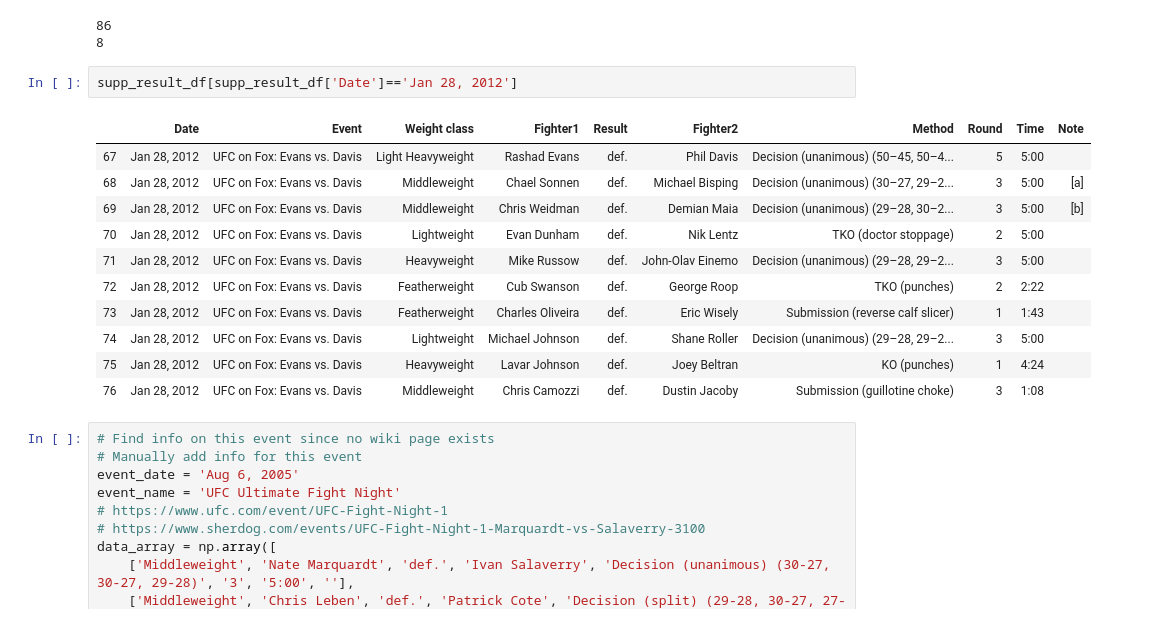
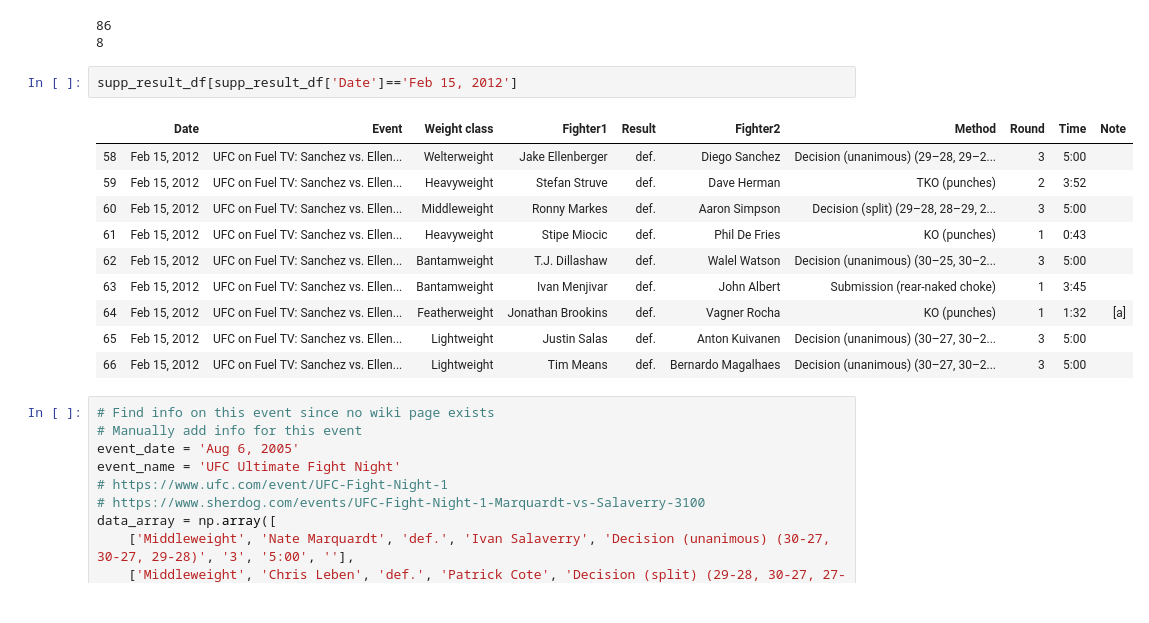
Before and after one commit to cinhui/ufc-events-stats, a Jupyter notebook: scrape_ufc_events_data.ipynb, the cells around one changed output. Drawn from its saved outputs; the diff is of its cells as text.

```diff
--- a/scrape_ufc_events_data.ipynb
+++ b/scrape_ufc_events_data.ipynb
@@ -166,19 +166,18 @@ print(len(supp_result_df['Event'].unique()))
 86
 8
 # %%
-supp_result_df[supp_result_df['Date']=='Jan 28, 2012']
+supp_result_df[supp_result_df['Date']=='Feb 15, 2012']
 # %% [output]
 |  | Date | Event | Weight class | Fighter1 | Result | Fighter2 | Method | Round | Time | Note |
-| 67 | Jan 28, 2012 | UFC on Fox: Evans vs. Davis | Light Heavyweight | Rashad Evans | def. | Phil Davis | Decision (unanimous) (50–45, 50–4... | 5 | 5:00 |  |
-| 68 | Jan 28, 2012 | UFC on Fox: Evans vs. Davis | Middleweight | Chael Sonnen | def. | Michael Bisping | Decision (unanimous) (30–27, 29–2... | 3 | 5:00 | [a] |
-| 69 | Jan 28, 2012 | UFC on Fox: Evans vs. Davis | Middleweight | Chris Weidman | def. | Demian Maia | Decision (unanimous) (29–28, 30–2... | 3 | 5:00 | [b] |
-| 70 | Jan 28, 2012 | UFC on Fox: Evans vs. Davis | Lightweight | Evan Dunham | def. | Nik Lentz | TKO (doctor stoppage) | 2 | 5:00 |  |
-| 71 | Jan 28, 2012 | UFC on Fox: Evans vs. Davis | Heavyweight | Mike Russow | def. | John-Olav Einemo | Decision (unanimous) (29–28, 29–2... | 3 | 5:00 |  |
-| 72 | Jan 28, 2012 | UFC on Fox: Evans vs. Davis | Featherweight | Cub Swanson | def. | George Roop | TKO (punches) | 2 | 2:22 |  |
-| 73 | Jan 28, 2012 | UFC on Fox: Evans vs. Davis | Featherweight | Charles Oliveira | def. | Eric Wisely | Submission (reverse calf slicer) | 1 | 1:43 |  |
-| 74 | Jan 28, 2012 | UFC on Fox: Evans vs. Davis | Lightweight | Michael Johnson | def. | Shane Roller | Decision (unanimous) (29–28, 29–2... | 3 | 5:00 |  |
-| 75 | Jan 28, 2012 | UFC on Fox: Evans vs. Davis | Heavyweight | Lavar Johnson | def. | Joey Beltran | KO (punches) | 1 | 4:24 |  |
-| 76 | Jan 28, 2012 | UFC on Fox: Evans vs. Davis | Middleweight | Chris Camozzi | def. | Dustin Jacoby | Submission (guillotine choke) | 3 | 1:08 |  |
+| 58 | Feb 15, 2012 | UFC on Fuel TV: Sanchez vs. Ellen... | Welterweight | Jake Ellenberger | def. | Diego Sanchez | Decision (unanimous) (29–28, 29–2... | 3 | 5:00 |  |
+| 59 | Feb 15, 2012 | UFC on Fuel TV: Sanchez vs. Ellen... | Heavyweight | Stefan Struve | def. | Dave Herman | TKO (punches) | 2 | 3:52 |  |
+| 60 | Feb 15, 2012 | UFC on Fuel TV: Sanchez vs. Ellen... | Middleweight | Ronny Markes | def. | Aaron Simpson | Decision (split) (29–28, 28–29, 2... | 3 | 5:00 |  |
+| 61 | Feb 15, 2012 | UFC on Fuel TV: Sanchez vs. Ellen... | Heavyweight | Stipe Miocic | def. | Phil De Fries | KO (punches) | 1 | 0:43 |  |
+| 62 | Feb 15, 2012 | UFC on Fuel TV: Sanchez vs. Ellen... | Bantamweight | T.J. Dillashaw | def. | Walel Watson | Decision (unanimous) (30–25, 30–2... | 3 | 5:00 |  |
+| 63 | Feb 15, 2012 | UFC on Fuel TV: Sanchez vs. Ellen... | Bantamweight | Ivan Menjivar | def. | John Albert | Submission (rear-naked choke) | 1 | 3:45 |  |
+| 64 | Feb 15, 2012 | UFC on Fuel TV: Sanchez vs. Ellen... | Featherweight | Jonathan Brookins | def. | Vagner Rocha | KO (punches) | 1 | 1:32 | [a] |
+| 65 | Feb 15, 2012 | UFC on Fuel TV: Sanchez vs. Ellen... | Lightweight | Justin Salas | def. | Anton Kuivanen | Decision (unanimous) (30–27, 30–2... | 3 | 5:00 |  |
+| 66 | Feb 15, 2012 | UFC on Fuel TV: Sanchez vs. Ellen... | Lightweight | Tim Means | def. | Bernardo Magalhaes | Decision (unanimous) (30–27, 30–2... | 3 | 5:00 |  |
 # %%
 # Find info on this event since no wiki page exists
 # Manually add info for this event
```
Also changed, not shown: parts of 3 cells of this notebook, 1 other file.
